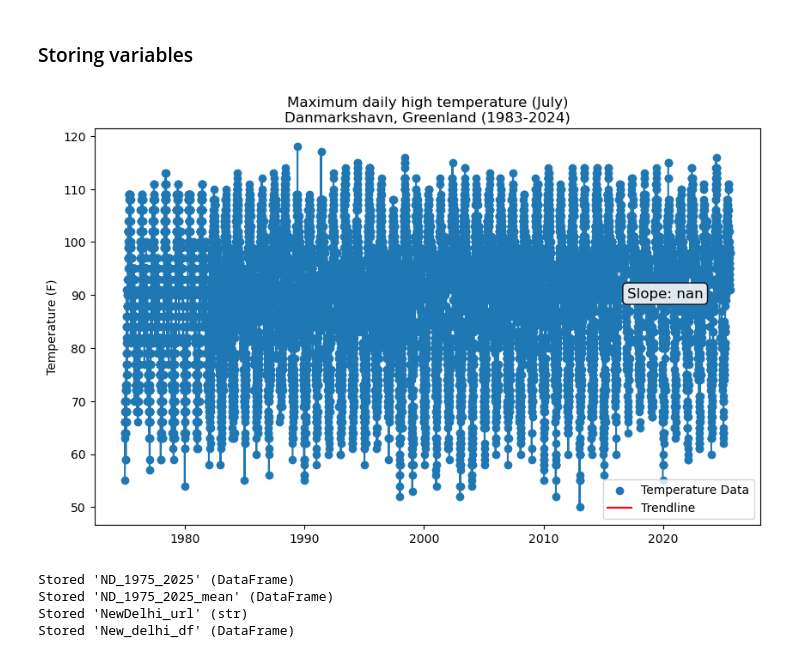
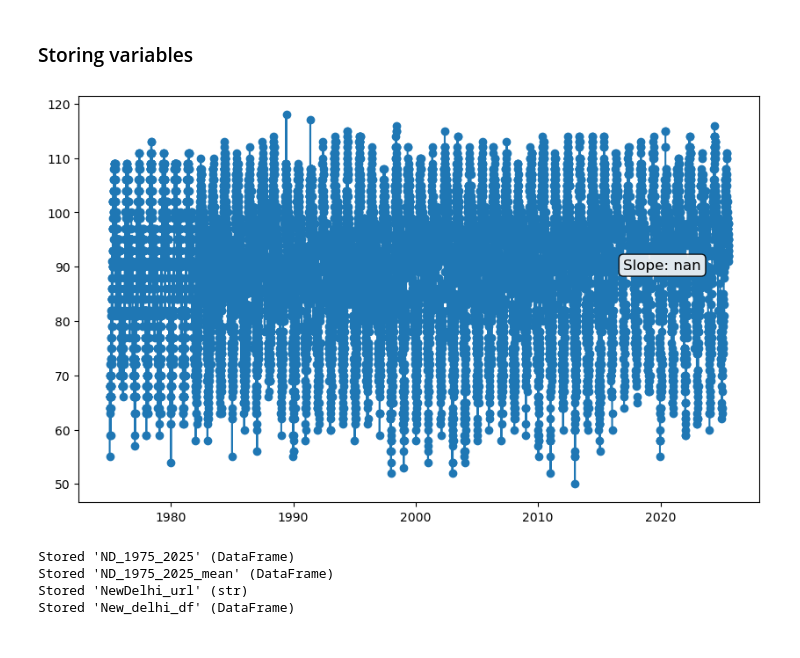
Before and after one commit to cu-esiil-edu/01-climate-git-gauravchakrabarty, a Jupyter notebook: notebooks/climate-98-download.ipynb, the cells around one changed output. Cells and saved outputs as stored; diff of their text form; code cells hidden in the pictures.

```diff
--- a/notebooks/climate-98-download.ipynb
+++ b/notebooks/climate-98-download.ipynb
@@ -241,41 +241,34 @@ ND_1975_2025_mean.hvplot(
 from matplotlib import pyplot as plt
 import pandas as pd
 import matplotlib.pyplot as plt
 import matplotlib.dates as mdates
 import numpy as np
 fig, ax = plt.subplots(figsize=(10,6))
 
 x_values = mdates.date2num(ND_1975_2025.index)
 
 
 ax.scatter(x_values,
            ND_1975_2025["TMAX"],
            label="Temperature Data")
 
 # Fit a linear regression model
 slope, intercept = np.polyfit(x_values, ND_1975_2025["TMAX"], 1)
 trendline = slope * x_values + intercept
 
 ax.plot(x_values, trendline, color='red', label="Trendline")
 ax.plot(x_values, ND_1975_2025["TMAX"])
 
 ax.xaxis.set_major_locator(mdates.YearLocator(10))
 ax.xaxis.set_major_formatter(mdates.DateFormatter('%Y'))
 
 slope_text = f"Slope: {slope:.5f}"
 ax.text(0.8, 0.6, slope_text, transform=ax.transAxes, fontsize=12,
         verticalalignment='top', bbox=dict(boxstyle='round', facecolor='whitesmoke', alpha=0.9))
 
-
-
-ax.set(title="Maximum daily high temperature (July)\nDanmarkshavn, Greenland (1983-2024)",
-       ylabel="Temperature (F)")
-
-ax.legend()  # Add legend to display labels
-
 plt.show()
 # %% [output]
-[figure, old version]
+[figure, new version]
 # %%
 %store ND_1975_2025 ND_1975_2025_mean NewDelhi_url New_delhi_df
 # %% [output]
```
